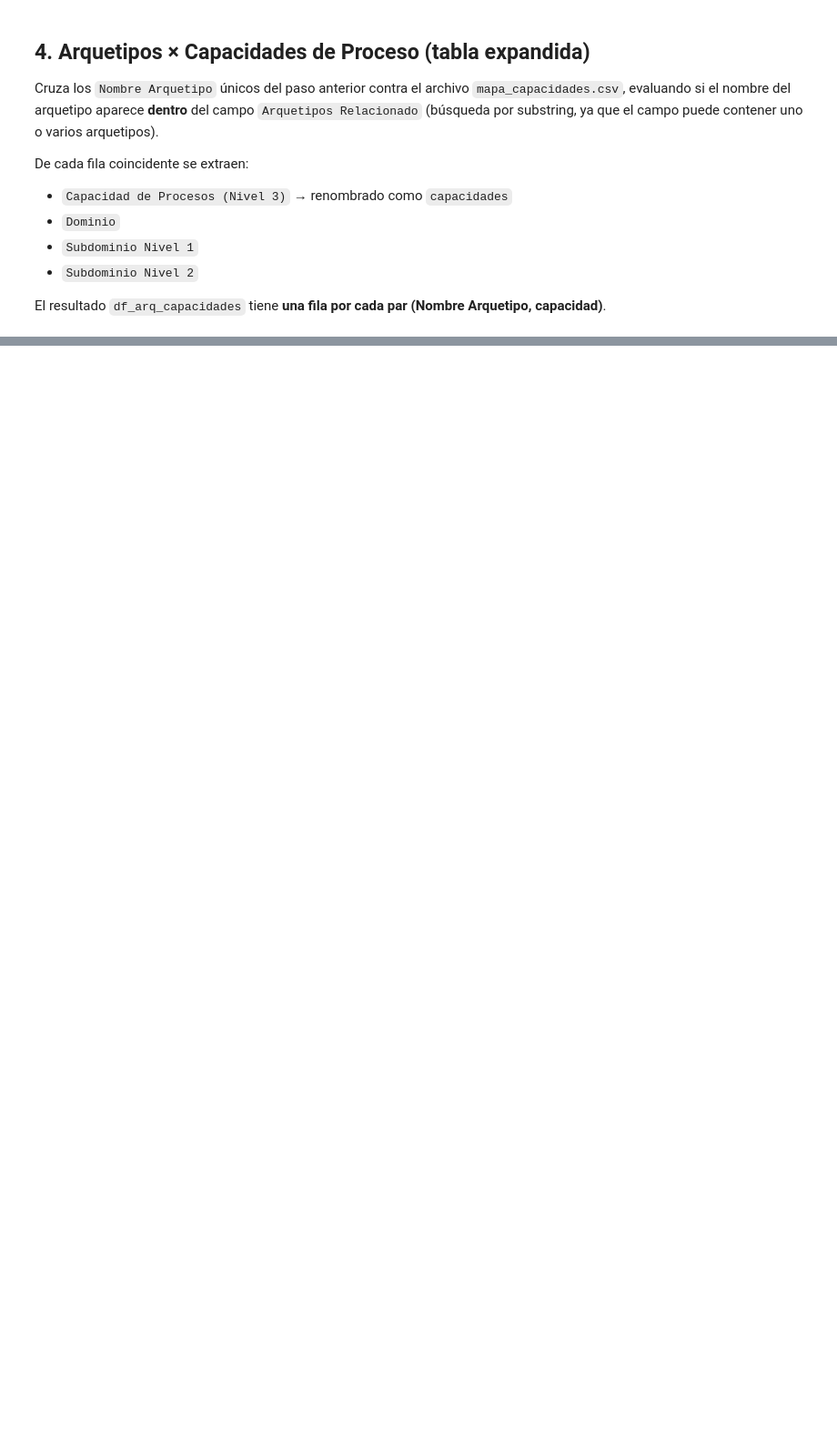
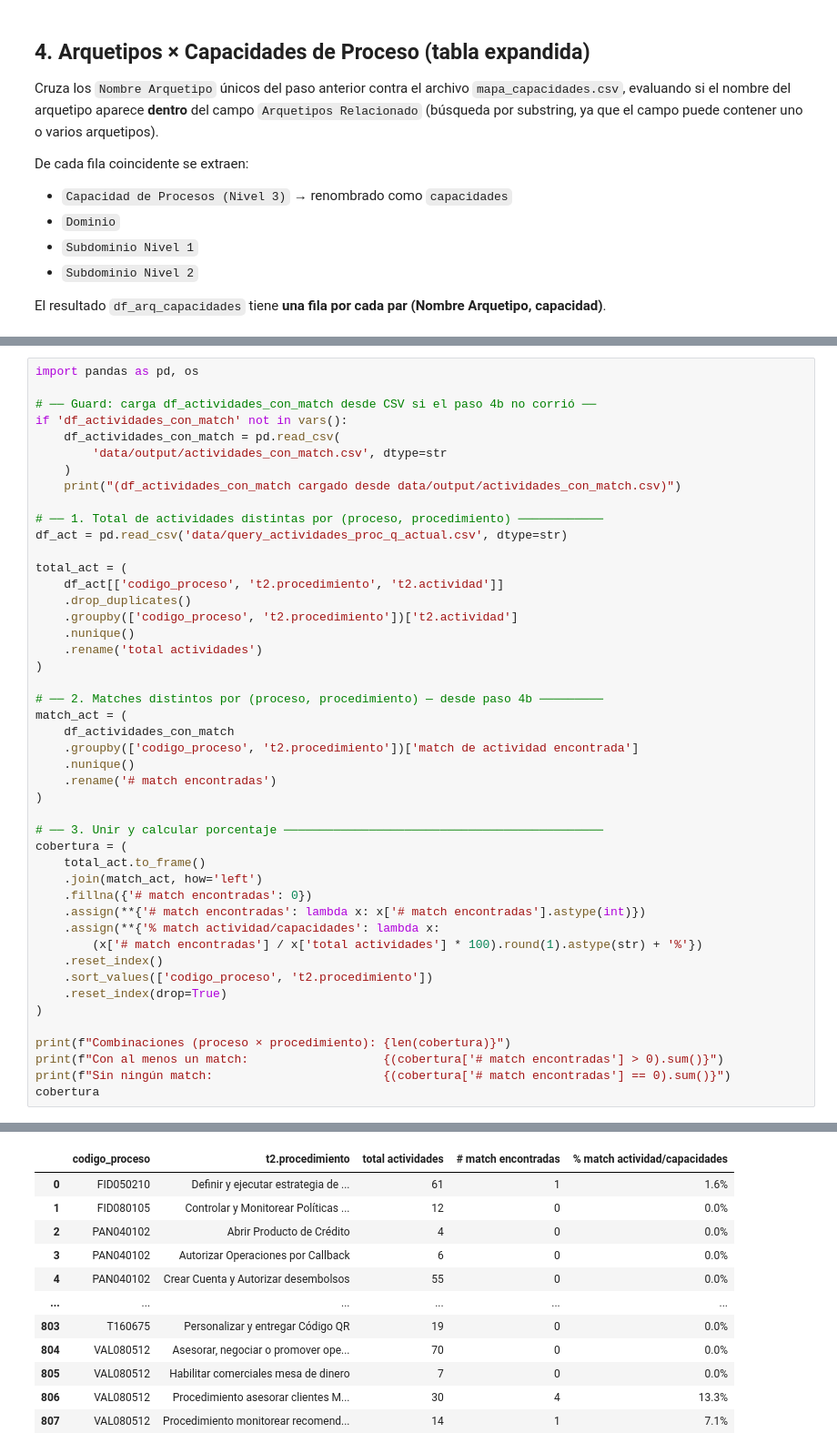
Before and after one commit to lmmolina1/ejercicio_banco, a Jupyter notebook: validador_proc_arquetipos.ipynb, the cells around one changed output, grey strips where cells are left out. Shown at 91% size. Saved outputs shown, nothing was run; the diff lists cells and outputs as text; blank space fills up the shorter version.

```diff
--- a/validador_proc_arquetipos.ipynb
+++ b/validador_proc_arquetipos.ipynb
@@ -206,0 +349,47 @@ Filas en la tabla expandida:         170
+# %%
+import pandas as pd, os
+
+# ── Guard: carga df_actividades_con_match desde CSV si el paso 4b no corrió ──
+if 'df_actividades_con_match' not in vars():
+    df_actividades_con_match = pd.read_csv(
+        'data/output/actividades_con_match.csv', dtype=str
+    )
+    print("(df_actividades_con_match cargado desde data/output/actividades_con_match.csv)")
+
+# ── 1. Total de actividades distintas por (proceso, procedimiento) ────────────
+df_act = pd.read_csv('data/query_actividades_proc_q_actual.csv', dtype=str)
+
+total_act = (
+    df_act[['codigo_proceso', 't2.procedimiento', 't2.actividad']]
+    .drop_duplicates()
+    .groupby(['codigo_proceso', 't2.procedimiento'])['t2.actividad']
+    .nunique()
+    .rename('total actividades')
+)
+
+# ── 2. Matches distintos por (proceso, procedimiento) — desde paso 4b ─────────
+match_act = (
+    df_actividades_con_match
+    .groupby(['codigo_proceso', 't2.procedimiento'])['match de actividad encontrada']
+    .nunique()
+    .rename('# match encontradas')
+)
+
+# ── 3. Unir y calcular porcentaje ─────────────────────────────────────────────
+cobertura = (
+    total_act.to_frame()
+    .join(match_act, how='left')
+    .fillna({'# match encontradas': 0})
+    .assign(**{'# match encontradas': lambda x: x['# match encontradas'].astype(int)})
+    .assign(**{'% match actividad/capacidades': lambda x:
+        (x['# match encontradas'] / x['total actividades'] * 100).round(1).astype(str) + '%'})
+    .reset_index()
+    .sort_values(['codigo_proceso', 't2.procedimiento'])
+    .reset_index(drop=True)
+)
+
+print(f"Combinaciones (proceso × procedimiento): {len(cobertura)}")
+print(f"Con al menos un match:                   {(cobertura['# match encontradas'] > 0).sum()}")
+print(f"Sin ningún match:                        {(cobertura['# match encontradas'] == 0).sum()}")
+cobertura
+# %% [output]
@@ -206,0 +399,12 @@ Filas en la tabla expandida:         170
+|  | codigo_proceso | t2.procedimiento | total actividades | # match encontradas | % match actividad/capacidades |
+| 0 | FID050210 | Definir y ejecutar estrategia de ... | 61 | 1 | 1.6% |
+| 1 | FID080105 | Controlar y Monitorear Políticas ... | 12 | 0 | 0.0% |
+| 2 | PAN040102 | Abrir Producto de Crédito | 4 | 0 | 0.0% |
+| 3 | PAN040102 | Autorizar Operaciones por Callback | 6 | 0 | 0.0% |
+| 4 | PAN040102 | Crear Cuenta y Autorizar desembolsos | 55 | 0 | 0.0% |
+| ... | ... | ... | ... | ... | ... |
+| 803 | T160675 | Personalizar y entregar Código QR | 19 | 0 | 0.0% |
+| 804 | VAL080512 | Asesorar, negociar o promover ope... | 70 | 0 | 0.0% |
+| 805 | VAL080512 | Habilitar comerciales mesa de dinero | 7 | 0 | 0.0% |
+| 806 | VAL080512 | Procedimiento asesorar clientes M... | 30 | 4 | 13.3% |
+| 807 | VAL080512 | Procedimiento monitorear recomend... | 14 | 1 | 7.1% |
```
Also changed, not shown: parts of 9 cells of this notebook, 4 other files.
